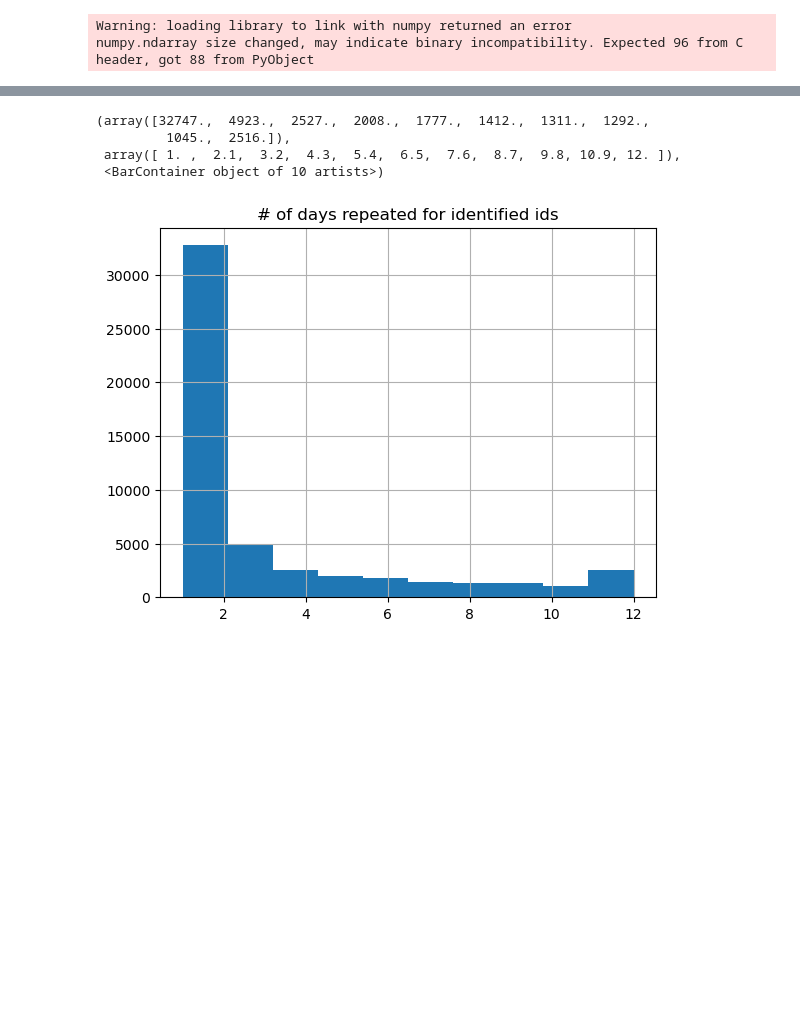
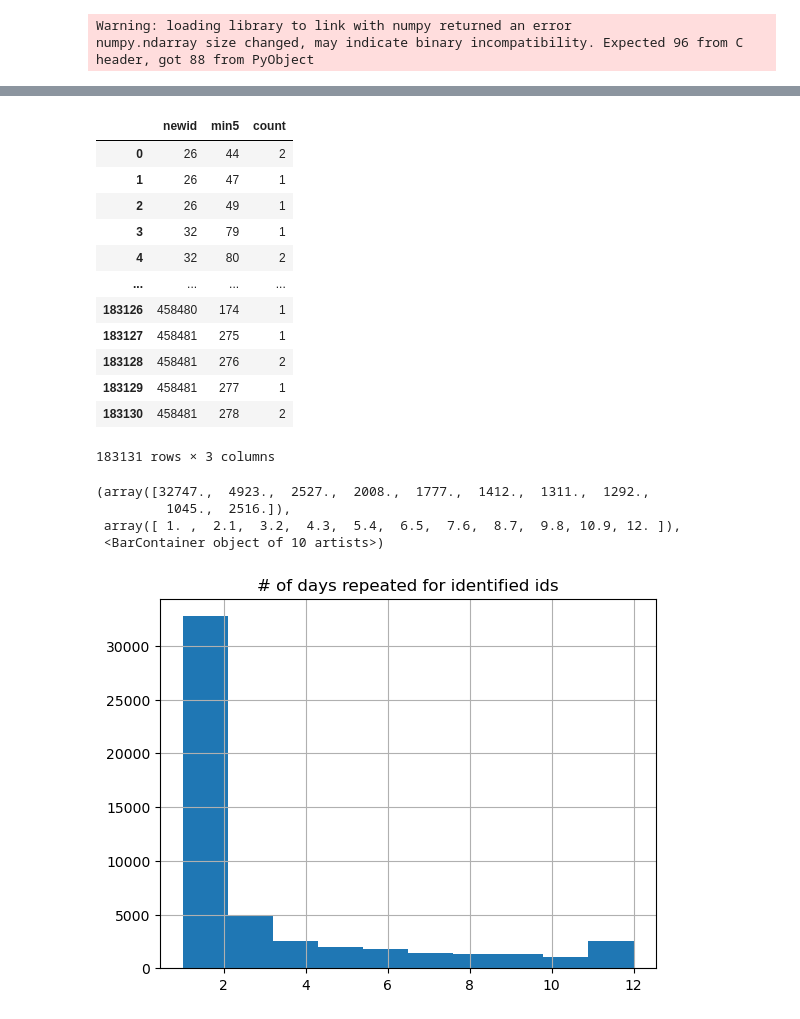
Before and after one commit to Yiran6/app_baseddata_processing, a Jupyter notebook: check_temporal.ipynb, the cells around one changed output, grey strips where cells are left out. Cells and saved outputs as stored; diff of their text form; code cells hidden in the pictures; blank space fills up the shorter version.

```diff
--- a/check_temporal.ipynb
+++ b/check_temporal.ipynb
@@ -45,0 +152,16 @@ dt = get_data(raw_dt_path)
+# %%
+test_dt
+# %% [output]
+|  | newid | min5 | count |
+| 0 | 26 | 44 | 2 |
+| 1 | 26 | 47 | 1 |
+| 2 | 26 | 49 | 1 |
+| 3 | 32 | 79 | 1 |
+| 4 | 32 | 80 | 2 |
+| ... | ... | ... | ... |
+| 183126 | 458480 | 174 | 1 |
+| 183127 | 458481 | 275 | 1 |
+| 183128 | 458481 | 276 | 2 |
+| 183129 | 458481 | 277 | 1 |
+| 183130 | 458481 | 278 | 2 |
+183131 rows × 3 columns
```
Also changed, not shown: parts of 11 cells of this notebook.
